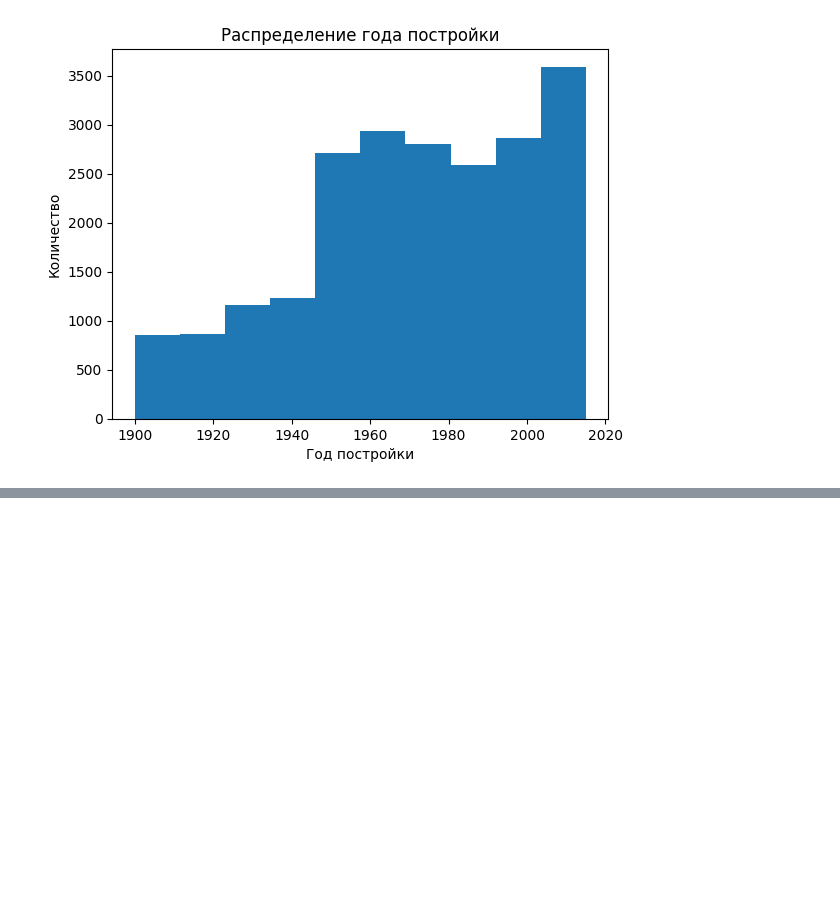
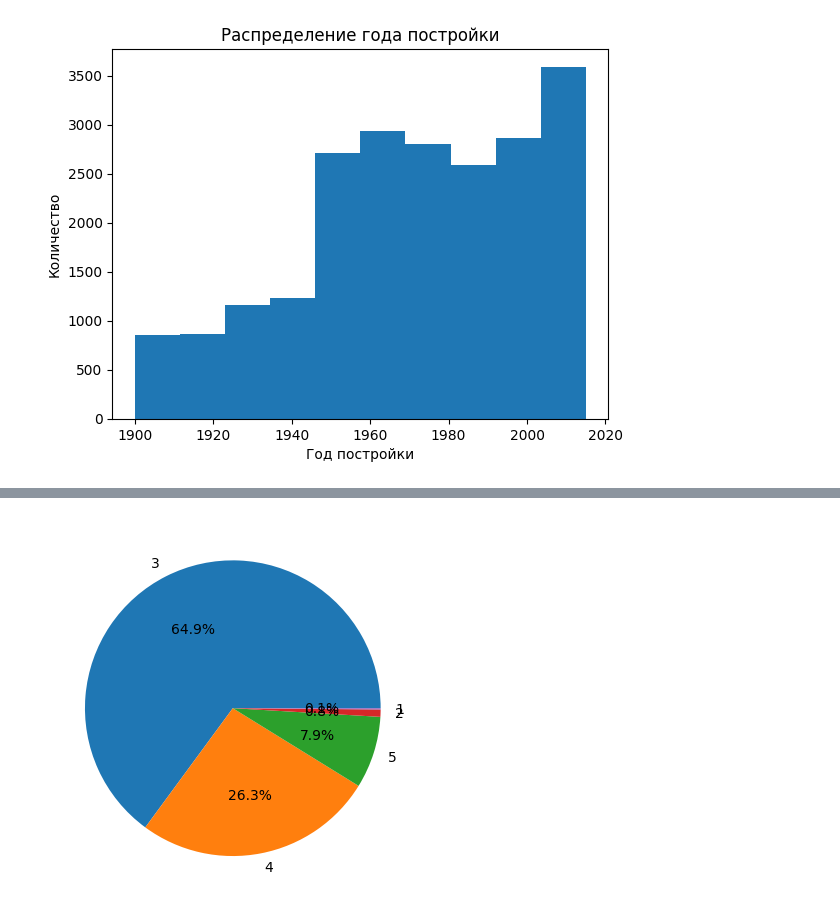
Before and after one commit to machinajg/Homework_4_pandas, a Jupyter notebook: Homework_4_pandas.ipynb, the cells around one changed output, grey strips where cells are left out. Cells and saved outputs as stored; diff of their text form; code cells hidden in the pictures; blank space fills up the shorter version.

```diff
--- a/Homework_4_pandas.ipynb
+++ b/Homework_4_pandas.ipynb
@@ -57,0 +107,3 @@ Text(0.5, 1.0, 'Распределение года постройки')
+# %%
+data_cnd = df['condition'].value_counts()
+data_cnd
@@ -57,0 +118,6 @@ Text(0.5, 1.0, 'Распределение года постройки')
+# %%
+plt.figure()
+plt.pie(data_cnd.values, labels = data_cnd.index, autopct="%.1f%%")
+plt.show()
+# %% [output]
+[figure, added]
```
Also changed, not shown: parts of 10 cells of this notebook.
